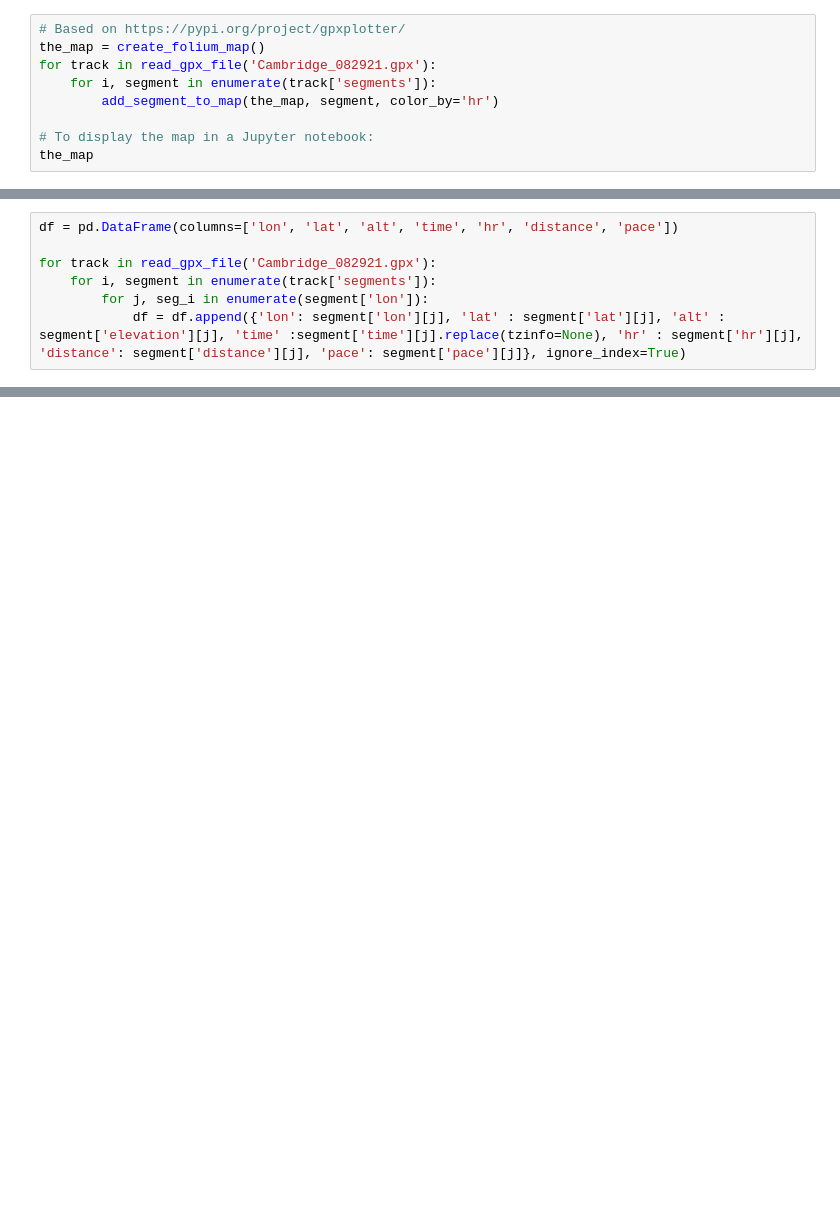
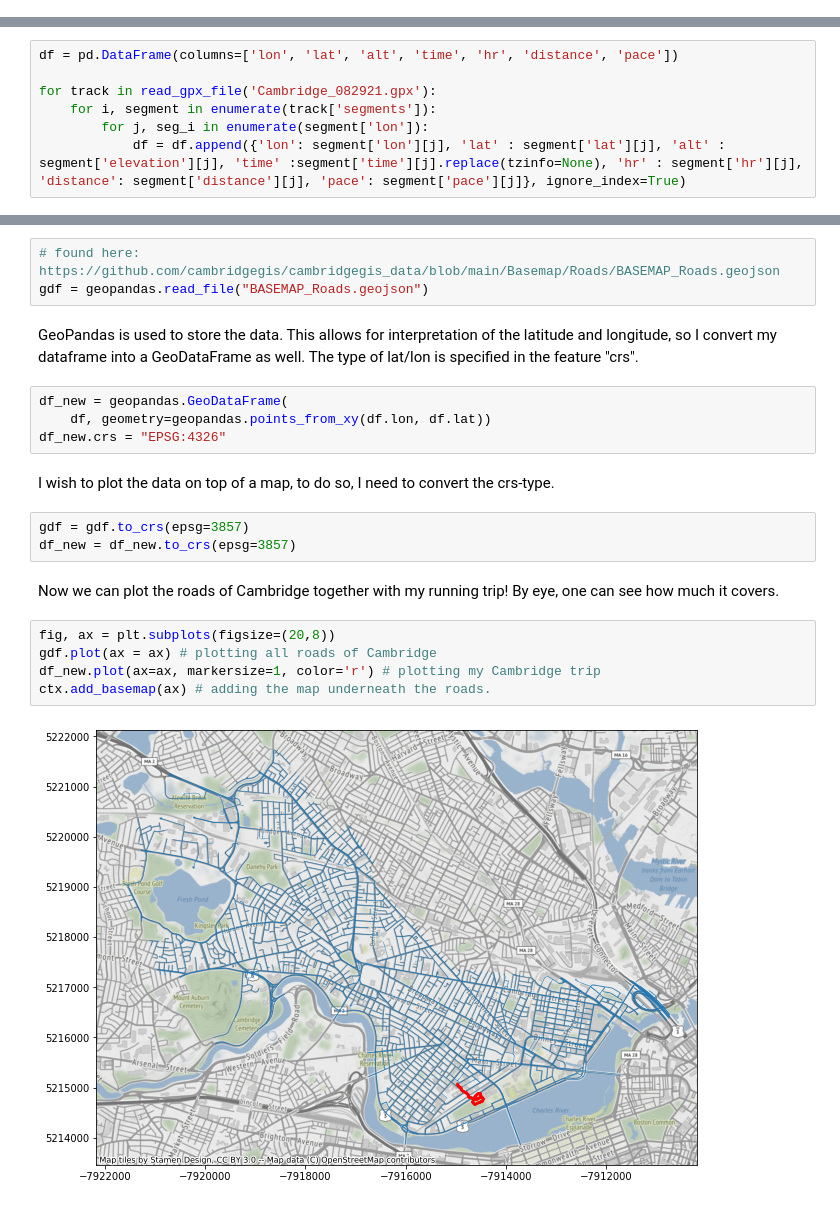
Before and after one commit to saradahla/GarminData, a Jupyter notebook: Testing plot of GPX data.ipynb, the cells around one changed output, grey strips where cells are left out. Saved outputs shown, nothing was run; the diff lists cells and outputs as text; blank space fills up the shorter version.

```diff
--- a/Testing plot of GPX data.ipynb
+++ b/Testing plot of GPX data.ipynb
@@ -5,9 +7,0 @@ import pandas as pd
-# %%
-# Based on https://pypi.org/project/gpxplotter/
-the_map = create_folium_map()
-for track in read_gpx_file('Cambridge_082921.gpx'):
-    for i, segment in enumerate(track['segments']):
-        add_segment_to_map(the_map, segment, color_by='hr')
-
-# To display the map in a Jupyter notebook:
-the_map
@@ -70,0 +23,23 @@ plt.plot(df['distance'], df['pace'])
+# %%
+# found here: https://github.com/cambridgegis/cambridgegis_data/blob/main/Basemap/Roads/BASEMAP_Roads.geojson
+gdf = geopandas.read_file("BASEMAP_Roads.geojson")
+# %% [markdown]
+GeoPandas is used to store the data. This allows for interpretation of the latitude and longitude, so I convert my dataframe into a GeoDataFrame as well. The type of lat/lon is specified in the feature "crs".
+# %%
+df_new = geopandas.GeoDataFrame(
+    df, geometry=geopandas.points_from_xy(df.lon, df.lat))
+df_new.crs = "EPSG:4326"
+# %% [markdown]
+I wish to plot the data on top of a map, to do so, I need to convert the crs-type.
+# %%
+gdf = gdf.to_crs(epsg=3857)
+df_new = df_new.to_crs(epsg=3857)
+# %% [markdown]
+Now we can plot the roads of Cambridge together with my running trip! By eye, one can see how much it covers.
+# %%
+fig, ax = plt.subplots(figsize=(20,8))
+gdf.plot(ax = ax) # plotting all roads of Cambridge
+df_new.plot(ax=ax, markersize=1, color='r') # plotting my Cambridge trip
+ctx.add_basemap(ax) # adding the map underneath the roads.
+# %% [output]
+[figure, added]
```
Also changed, not shown: parts of 17 cells of this notebook, 2 other files.
